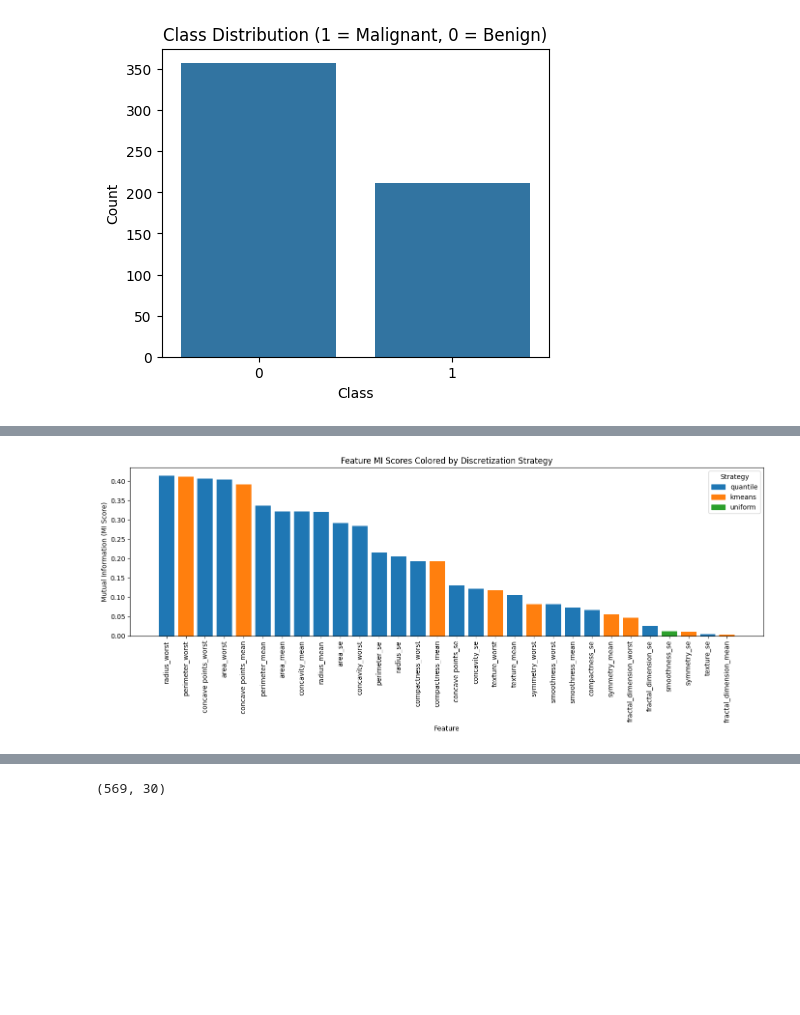
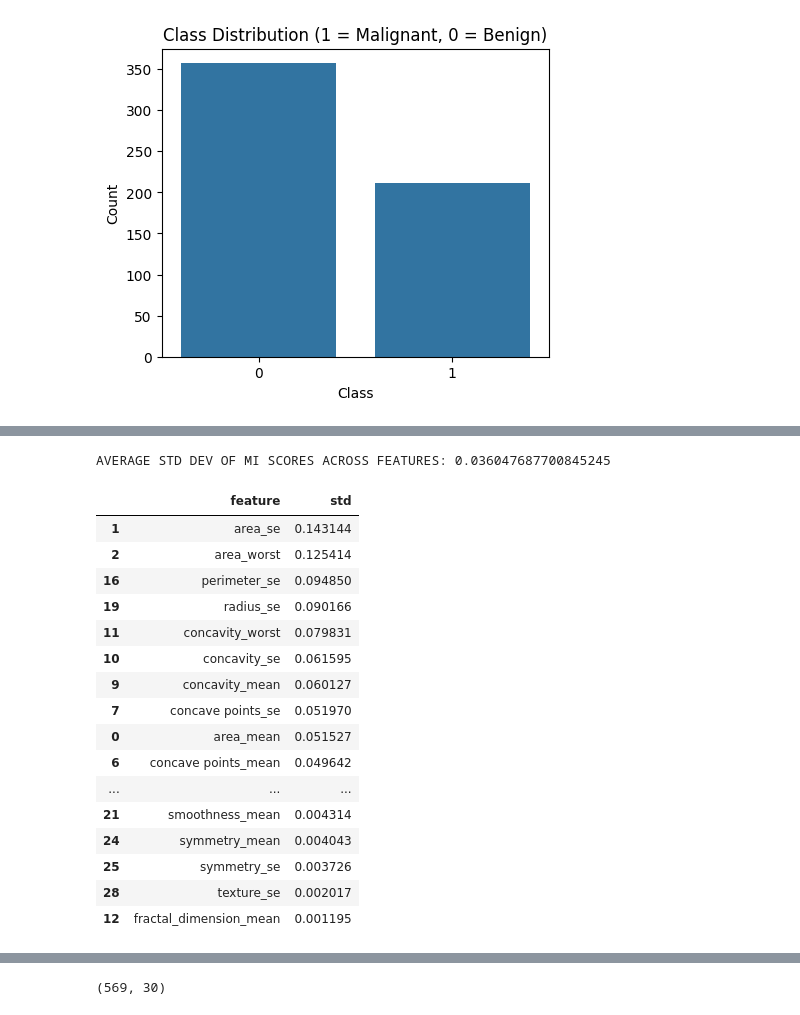
Before and after one commit to DominicLaimx/SC4020-Data-Mining-Group-39-Project-2, a Jupyter notebook: Task 2/Mining_cancer_updated.ipynb, the cells around one changed output, grey strips where cells are left out. Saved outputs shown, nothing was run; the diff lists cells and outputs as text; code cells hidden in the pictures; blank space fills up the shorter version.

```diff
--- a/Task 2/Mining_cancer_updated.ipynb
+++ b/Task 2/Mining_cancer_updated.ipynb
@@ -159,31 +72,23 @@ Name: mi_score, dtype: float64
-# %%
-import pandas as pd
-import matplotlib.pyplot as plt
-
-
-# Make a color map for strategy → color
-strategies = df_best["strategy"].unique()
-color_map = {s: c for s, c in zip(strategies, plt.cm.tab10.colors[:len(strategies)])}
-
-plt.figure(figsize=(14, 6))
-
-plt.bar(
-    df_best["feature"],
-    df_best["mi_score"],
-    color=[color_map[s] for s in df_best["strategy"]]
-)
-
-# Axis formatting
-plt.xticks(rotation=90)
-plt.ylabel("Mutual Information (MI Score)")
-plt.xlabel("Feature")
-plt.title("Feature MI Scores Colored by Discretization Strategy")
-
-# Legend
-handles = [plt.Rectangle((0,0),1,1,color=color_map[s]) for s in strategies]
-plt.legend(handles, strategies, title="Strategy")
-
-plt.tight_layout()
-plt.show()
-# %% [output]
-[figure, removed]
+# %%
+arr = grouped["mi_score"].agg(["std"]).reset_index().sort_values("std", ascending=False)["std"].to_list()
+print("AVERAGE STD DEV OF MI SCORES ACROSS FEATURES:", sum(arr)/len(arr))
+grouped["mi_score"].agg(["std"]).reset_index().sort_values("std", ascending=False)
+# %% [output]
+AVERAGE STD DEV OF MI SCORES ACROSS FEATURES: 0.036047687700845245
+|  | feature | std |
+| 1 | area_se | 0.143144 |
+| 2 | area_worst | 0.125414 |
+| 16 | perimeter_se | 0.094850 |
+| 19 | radius_se | 0.090166 |
+| 11 | concavity_worst | 0.079831 |
+| 10 | concavity_se | 0.061595 |
+| 9 | concavity_mean | 0.060127 |
+| 7 | concave points_se | 0.051970 |
+| 0 | area_mean | 0.051527 |
+| 6 | concave points_mean | 0.049642 |
+| ... | ... | ... |
+| 21 | smoothness_mean | 0.004314 |
+| 24 | symmetry_mean | 0.004043 |
+| 25 | symmetry_se | 0.003726 |
+| 28 | texture_se | 0.002017 |
+| 12 | fractal_dimension_mean | 0.001195 |
```
Also changed, not shown: parts of 18 cells of this notebook, 1 other file.
